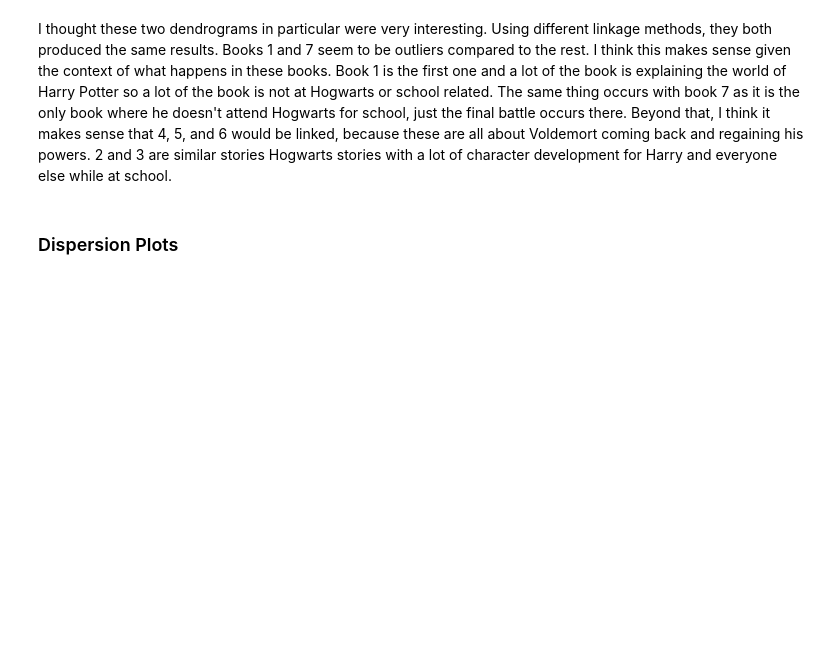
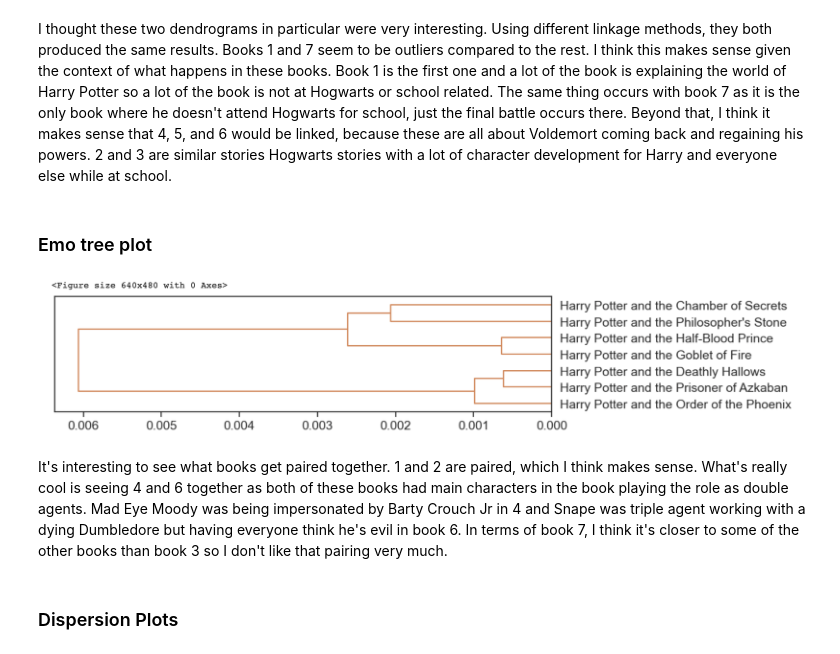
Before and after one commit to cnickol26/HarryPotterDS5001FinalProject, a Jupyter notebook: FINAL_REPORT.ipynb, the cells around one changed output. Cells and saved outputs as stored; diff of their text form; code cells hidden in the pictures; blank space fills up the shorter version.

```diff
--- a/FINAL_REPORT.ipynb
+++ b/FINAL_REPORT.ipynb
@@ -53,4 +63,12 @@ I had a lot of fun with this part of the project. I got to do cool things that I
 # %% [markdown]
 I thought these two dendrograms in particular were very interesting. Using different linkage methods, they both produced the same results. Books 1 and 7 seem to be outliers compared to the rest. I think this makes sense given the context of what happens in these books. Book 1 is the first one and a lot of the book is explaining the world of Harry Potter so a lot of the book is not at Hogwarts or school related. The same thing occurs with book 7 as it is the only book where he doesn't attend Hogwarts for school, just the final battle occurs there. Beyond that, I think it makes sense that 4, 5, and 6 would be linked, because these are all about Voldemort coming back and regaining his powers. 2 and 3 are similar stories Hogwarts stories with a lot of character development for Harry and everyone else while at school.
+# %% [markdown]
+### Emo tree plot
+# %%
+Image(filename="emo.png")
+# %% [output]
+[figure, added]
+# %% [markdown]
+It's interesting to see what books get paired together. 1 and 2 are paired, which I think makes sense. What's really cool is seeing 4 and 6 together as both of these books had main characters in the book playing the role as double agents. Mad Eye Moody was being impersonated by Barty Crouch Jr in 4 and Snape was triple agent working with a dying Dumbledore but having everyone think he's evil in book 6. In terms of book 7, I think it's closer to some of the other books than book 3 so I don't like that pairing very much.
 # %% [markdown]
 ### Dispersion Plots
```
Also changed, not shown: parts of 10 cells of this notebook.
